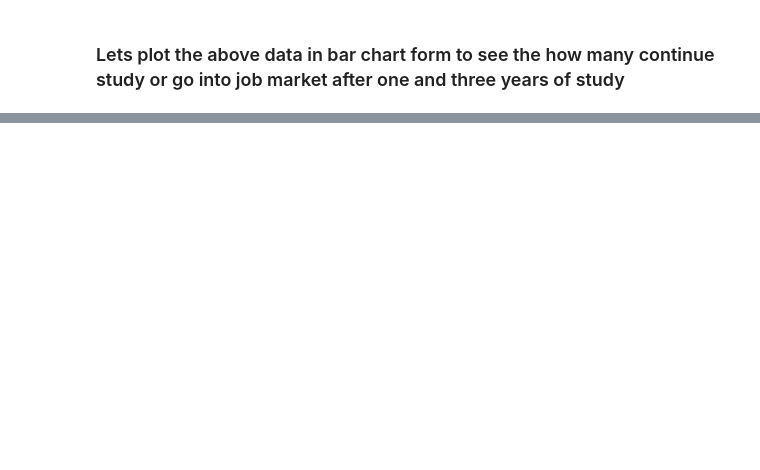
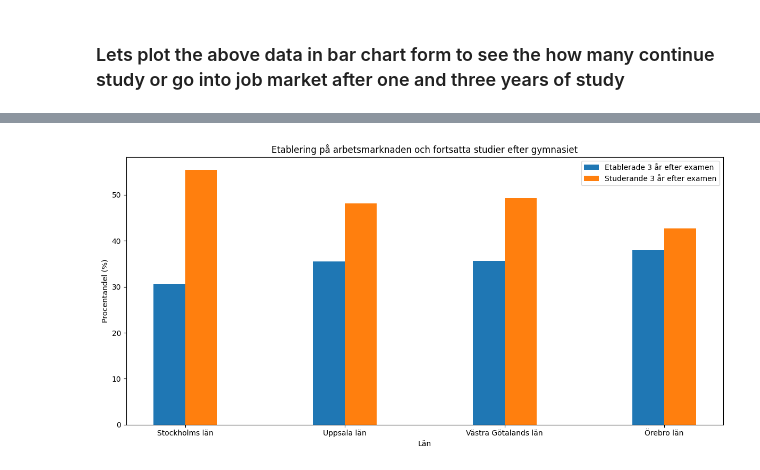
Before and after one commit to mosendamnit/Python-Muhsin-Ahmad-OPA23, a Jupyter notebook: Lab2/Uppgift_2/uppgift_2.ipynb, the cells around one changed output, grey strips where cells are left out. Saved outputs shown, nothing was run; the diff lists cells and outputs as text; code cells hidden in the pictures; blank space fills up the shorter version.

```diff
--- a/Lab2/Uppgift_2/uppgift_2.ipynb
+++ b/Lab2/Uppgift_2/uppgift_2.ipynb
@@ -66,0 +97,27 @@ plt.show()
+# %%
+import matplotlib.pyplot as plt
+
+# Data
+counties = df_wanted_data["Län"]
+data_columns = [
+    "Etablerade 3 år efter examen",
+    "Studerande 3 år efter examen",
+]
+bar_width = 0.2
+index = range(len(counties))
+
+# Plot
+fig, ax = plt.subplots(figsize=(12, 6))
+
+for i, column in enumerate(data_columns):
+    plt.bar([x + i * bar_width for x in index], df_wanted_data[column], bar_width, label=column)
+
+plt.xlabel('Län')
+plt.ylabel('Procentandel (%)')
+plt.title('Etablering på arbetsmarknaden och fortsatta studier efter gymnasiet')
+plt.xticks([i + (len(data_columns) - 1) * bar_width / 2 for i in index], counties)
+plt.legend()
+plt.tight_layout()
+plt.show()
+# %% [output]
+[figure, added]
```
Also changed, not shown: parts of 13 cells of this notebook.
